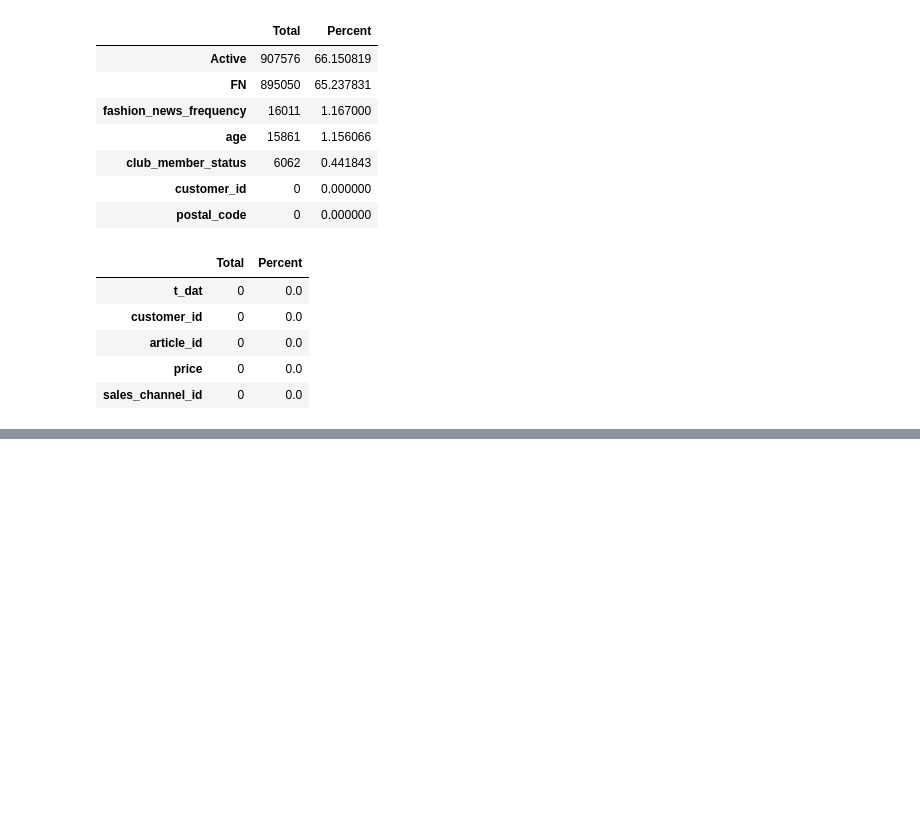
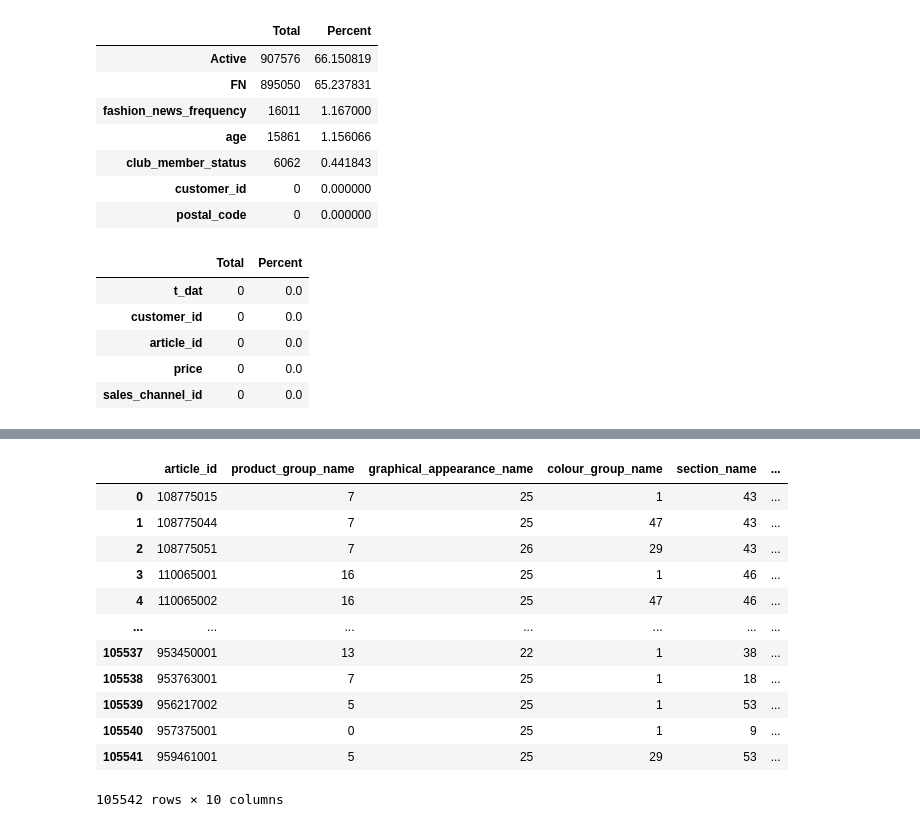
Before and after one commit to MinhGioChai/PowerBI-Final, a Jupyter notebook: FEupdate.ipynb, the cells around one changed output, grey strips where cells are left out. Saved outputs shown, nothing was run; the diff lists cells and outputs as text; code cells hidden in the pictures; blank space fills up the shorter version.

```diff
--- a/FEupdate.ipynb
+++ b/FEupdate.ipynb
@@ -111,3 +61,12 @@ df_customer = pd.read_csv('data/customers.csv')
+# %%
+# Static Features
+# Giúp model phân loại hàng hóa dựa trên các đặc điểm như nhóm sản phẩm, màu sắc, v.v.
+col_to_use = ['article_id', 'product_group_name', 'graphical_appearance_name', 'colour_group_name', 'section_name', 'index_group_name']
+df_items = df_articles[col_to_use].copy()
+
+# Label encoding
+for col in col_to_use[1:]:  # Bỏ qua 'article_id' vì nó là định danh duy nhất
+    df_items[col] = df_items[col].astype('category').cat.codes
 # %%
 def missing_data(df_customer):
     """
@@ -210,0 +189,16 @@ Item features merged. Article shape: (105542, 28)
+# %%
+df_items
+# %% [output]
+|  | article_id | product_group_name | graphical_appearance_name | colour_group_name | section_name | ... |
+| 0 | 108775015 | 7 | 25 | 1 | 43 | ... |
+| 1 | 108775044 | 7 | 25 | 47 | 43 | ... |
+| 2 | 108775051 | 7 | 26 | 29 | 43 | ... |
+| 3 | 110065001 | 16 | 25 | 1 | 46 | ... |
+| 4 | 110065002 | 16 | 25 | 47 | 46 | ... |
+| ... | ... | ... | ... | ... | ... | ... |
+| 105537 | 953450001 | 13 | 22 | 1 | 38 | ... |
+| 105538 | 953763001 | 7 | 25 | 1 | 18 | ... |
+| 105539 | 956217002 | 5 | 25 | 1 | 53 | ... |
+| 105540 | 957375001 | 0 | 25 | 1 | 9 | ... |
+| 105541 | 959461001 | 5 | 25 | 29 | 53 | ... |
+105542 rows × 10 columns
```
Also changed, not shown: parts of 16 cells of this notebook.
